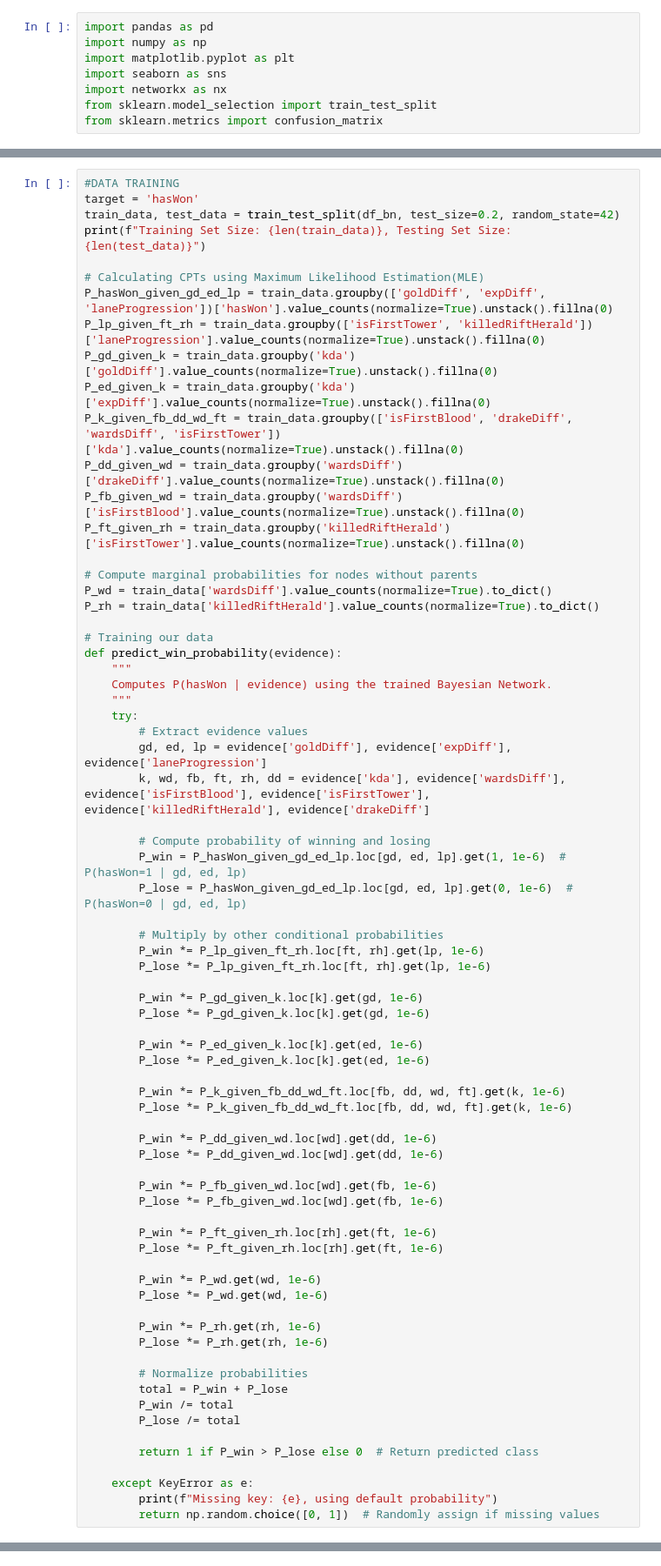
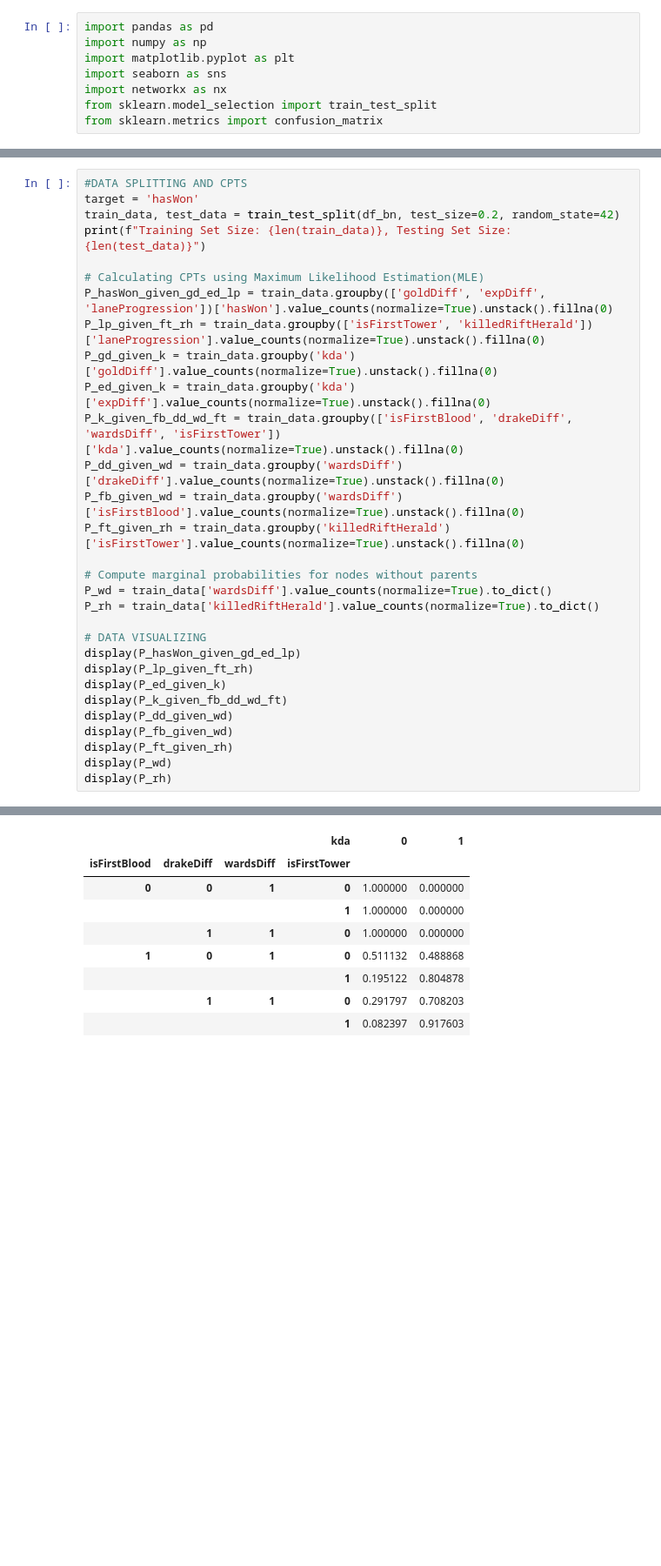
Before and after one commit to katulevskiy/LoLPredictions, a Jupyter notebook: main.ipynb, the cells around one changed output, grey strips where cells are left out. Shown at 87% size. Saved outputs shown, nothing was run; the diff lists cells and outputs as text; blank space fills up the shorter version.

Commit message:
Added visualization for the CPTs. Removed unnecessary computation in training our model.

```diff
--- a/main.ipynb
+++ b/main.ipynb
@@ -240,5 +107,5 @@ plt.show()
 # %%
-#DATA TRAINING
+#DATA SPLITTING AND CPTS
 target = 'hasWon'
 train_data, test_data = train_test_split(df_bn, test_size=0.2, random_state=42)
 print(f"Training Set Size: {len(train_data)}, Testing Set Size: {len(test_data)}")
@@ -257,57 +124,15 @@ P_ft_given_rh = train_data.groupby('killedRiftHerald')['isFirstTower'].value_cou
 P_wd = train_data['wardsDiff'].value_counts(normalize=True).to_dict()
 P_rh = train_data['killedRiftHerald'].value_counts(normalize=True).to_dict()
 
-# Training our data
-def predict_win_probability(evidence):
-    """
-    Computes P(hasWon | evidence) using the trained Bayesian Network.
-    """
-    try:
-        # Extract evidence values
-        gd, ed, lp = evidence['goldDiff'], evidence['expDiff'], evidence['laneProgression']
-        k, wd, fb, ft, rh, dd = evidence['kda'], evidence['wardsDiff'], evidence['isFirstBlood'], evidence['isFirstTower'], evidence['killedRiftHerald'], evidence['drakeDiff']
-
-        # Compute probability of winning and losing
-        P_win = P_hasWon_given_gd_ed_lp.loc[gd, ed, lp].get(1, 1e-6)  # P(hasWon=1 | gd, ed, lp)
-        P_lose = P_hasWon_given_gd_ed_lp.loc[gd, ed, lp].get(0, 1e-6)  # P(hasWon=0 | gd, ed, lp)
-
-        # Multiply by other conditional probabilities
-        P_win *= P_lp_given_ft_rh.loc[ft, rh].get(lp, 1e-6)
-        P_lose *= P_lp_given_ft_rh.loc[ft, rh].get(lp, 1e-6)
-
-        P_win *= P_gd_given_k.loc[k].get(gd, 1e-6)
-        P_lose *= P_gd_given_k.loc[k].get(gd, 1e-6)
-
-        P_win *= P_ed_given_k.loc[k].get(ed, 1e-6)
-        P_lose *= P_ed_given_k.loc[k].get(ed, 1e-6)
-
-        P_win *= P_k_given_fb_dd_wd_ft.loc[fb, dd, wd, ft].get(k, 1e-6)
-        P_lose *= P_k_given_fb_dd_wd_ft.loc[fb, dd, wd, ft].get(k, 1e-6)
-
-        P_win *= P_dd_given_wd.loc[wd].get(dd, 1e-6)
-        P_lose *= P_dd_given_wd.loc[wd].get(dd, 1e-6)
-
-        P_win *= P_fb_given_wd.loc[wd].get(fb, 1e-6)
-        P_lose *= P_fb_given_wd.loc[wd].get(fb, 1e-6)
-
-        P_win *= P_ft_given_rh.loc[rh].get(ft, 1e-6)
-        P_lose *= P_ft_given_rh.loc[rh].get(ft, 1e-6)
-
-        P_win *= P_wd.get(wd, 1e-6)
-        P_lose *= P_wd.get(wd, 1e-6)
-
-        P_win *= P_rh.get(rh, 1e-6)
-        P_lose *= P_rh.get(rh, 1e-6)
-
-        # Normalize probabilities
-        total = P_win + P_lose
-        P_win /= total
-        P_lose /= total
-
-        return 1 if P_win > P_lose else 0  # Return predicted class
-
-    except KeyError as e:
-        print(f"Missing key: {e}, using default probability")
-        return np.random.choice([0, 1])  # Randomly assign if missing values
+# DATA VISUALIZING
+display(P_hasWon_given_gd_ed_lp)
+display(P_lp_given_ft_rh)
+display(P_ed_given_k)
+display(P_k_given_fb_dd_wd_ft)
+display(P_dd_given_wd)
+display(P_fb_given_wd)
+display(P_ft_given_rh)
+display(P_wd)
+display(P_rh)
 # %% [output]
 Training Set Size: 19929, Testing Set Size: 4983
@@ -313,0 +159,9 @@ Training Set Size: 19929, Testing Set Size: 4983
+|  |  |  | kda | 0 | 1 |
+| isFirstBlood | drakeDiff | wardsDiff | isFirstTower |  |  |
+| 0 | 0 | 1 | 0 | 1.000000 | 0.000000 |
+|  |  |  | 1 | 1.000000 | 0.000000 |
+|  | 1 | 1 | 0 | 1.000000 | 0.000000 |
+| 1 | 0 | 1 | 0 | 0.511132 | 0.488868 |
+|  |  |  | 1 | 0.195122 | 0.804878 |
+|  | 1 | 1 | 0 | 0.291797 | 0.708203 |
+|  |  |  | 1 | 0.082397 | 0.917603 |
```
Also changed, not shown: parts of 14 cells of this notebook.
